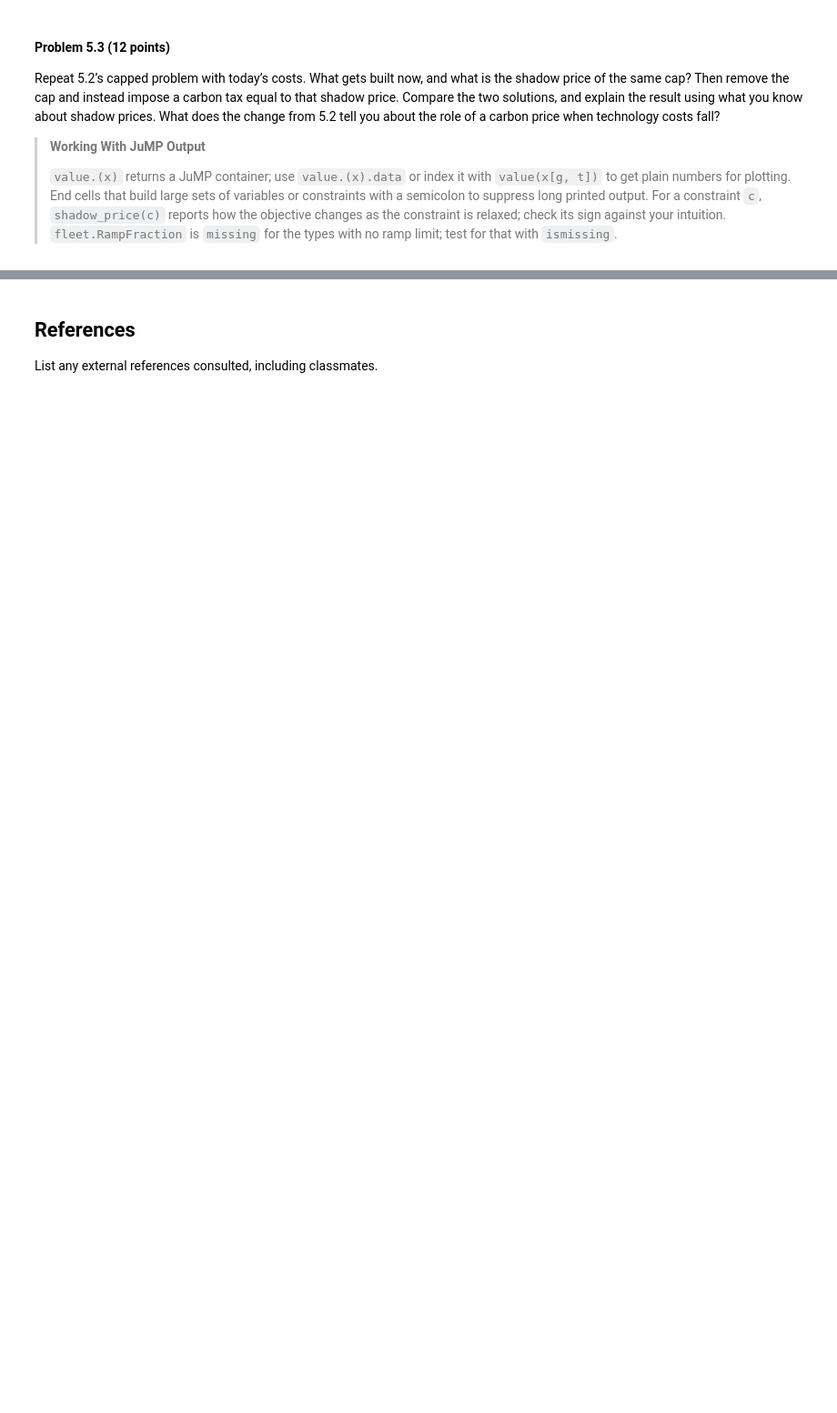
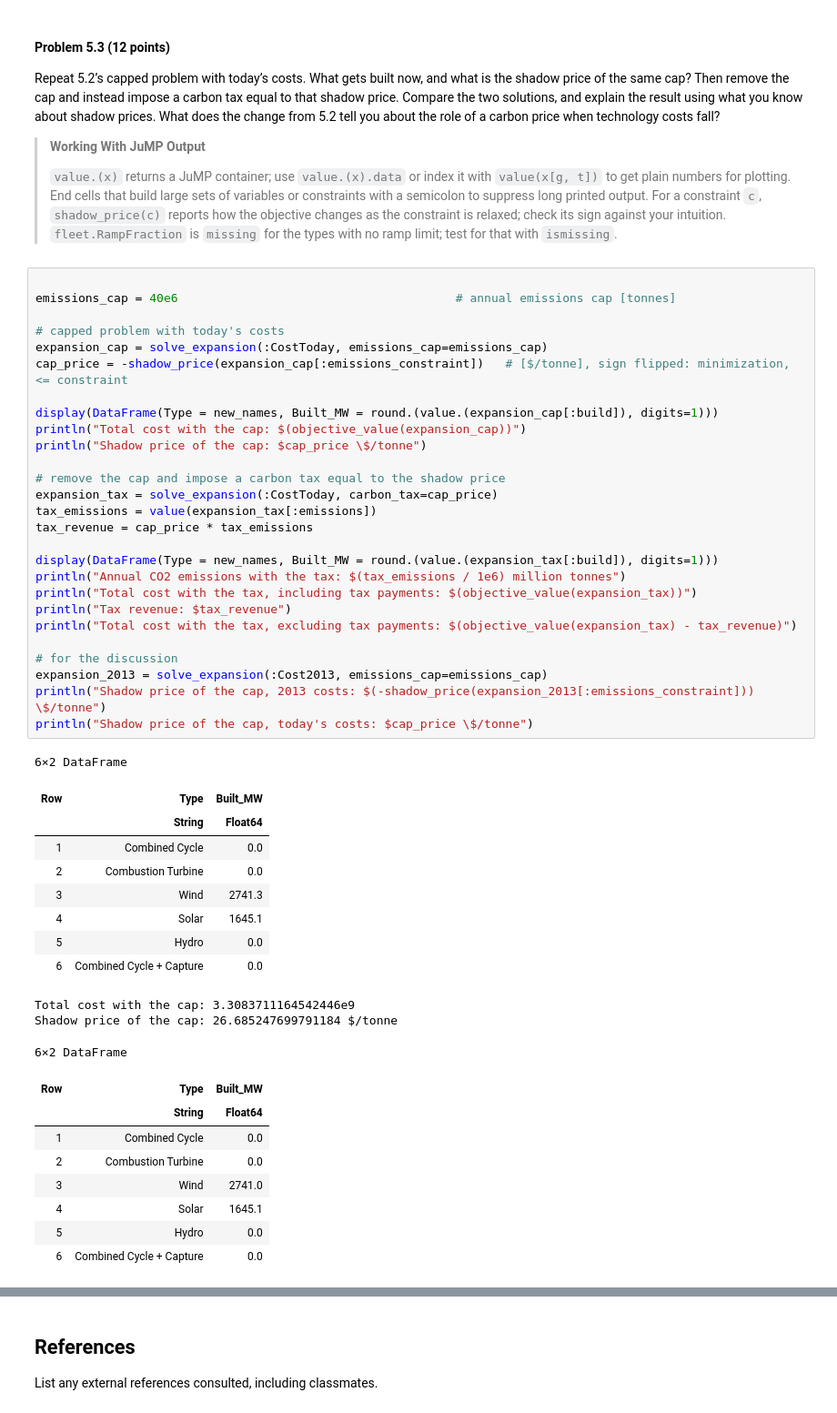
Before and after one commit to clairewang23/mp02, a Jupyter notebook: mp02.ipynb, the cells around one changed output, grey strips where cells are left out. Shown at 91% size. Cells and saved outputs as stored; diff of their text form; blank space fills up the shorter version.

```diff
--- a/mp02.ipynb
+++ b/mp02.ipynb
@@ -415,3 +673,51 @@ carbon price when technology costs fall?
 > reports how the objective changes as the constraint is relaxed; check
 > its sign against your intuition. `fleet.RampFraction` is `missing` for
 > the types with no ramp limit; test for that with `ismissing`.
+# %%
+
+emissions_cap = 40e6                                       # annual emissions cap [tonnes]
+
+# capped problem with today's costs
+expansion_cap = solve_expansion(:CostToday, emissions_cap=emissions_cap)
+cap_price = -shadow_price(expansion_cap[:emissions_constraint])   # [$/tonne], sign flipped: minimization, <= constraint
+
+display(DataFrame(Type = new_names, Built_MW = round.(value.(expansion_cap[:build]), digits=1)))
+println("Total cost with the cap: $(objective_value(expansion_cap))")
+println("Shadow price of the cap: $cap_price \$/tonne")
+
+# remove the cap and impose a carbon tax equal to the shadow price
+expansion_tax = solve_expansion(:CostToday, carbon_tax=cap_price)
+tax_emissions = value(expansion_tax[:emissions])
+tax_revenue = cap_price * tax_emissions
+
+display(DataFrame(Type = new_names, Built_MW = round.(value.(expansion_tax[:build]), digits=1)))
+println("Annual CO2 emissions with the tax: $(tax_emissions / 1e6) million tonnes")
+println("Total cost with the tax, including tax payments: $(objective_value(expansion_tax))")
+println("Tax revenue: $tax_revenue")
+println("Total cost with the tax, excluding tax payments: $(objective_value(expansion_tax) - tax_revenue)")
+
+# for the discussion
+expansion_2013 = solve_expansion(:Cost2013, emissions_cap=emissions_cap)
+println("Shadow price of the cap, 2013 costs: $(-shadow_price(expansion_2013[:emissions_constraint])) \$/tonne")
+println("Shadow price of the cap, today's costs: $cap_price \$/tonne")
+# %% [output]
+6×2 DataFrame
+| Row | Type | Built_MW |
+|  | String | Float64 |
+| 1 | Combined Cycle | 0.0 |
+| 2 | Combustion Turbine | 0.0 |
+| 3 | Wind | 2741.3 |
+| 4 | Solar | 1645.1 |
+| 5 | Hydro | 0.0 |
+| 6 | Combined Cycle + Capture | 0.0 |
+Total cost with the cap: 3.3083711164542446e9
+Shadow price of the cap: 26.685247699791184 $/tonne
+6×2 DataFrame
+| Row | Type | Built_MW |
+|  | String | Float64 |
+| 1 | Combined Cycle | 0.0 |
+| 2 | Combustion Turbine | 0.0 |
+| 3 | Wind | 2741.0 |
+| 4 | Solar | 1645.1 |
+| 5 | Hydro | 0.0 |
+| 6 | Combined Cycle + Capture | 0.0 |
```
Also changed, not shown: parts of 9 cells of this notebook.
